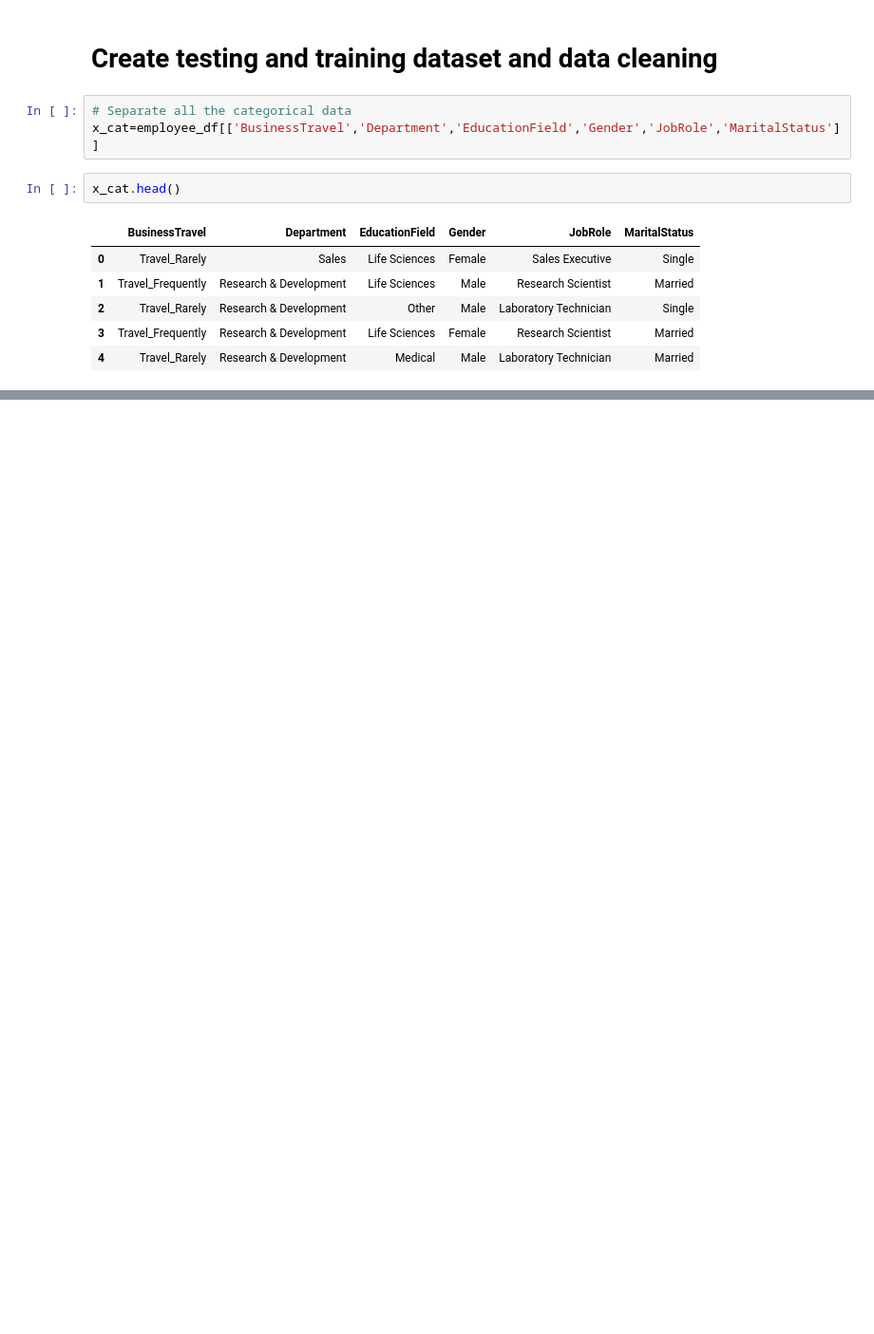
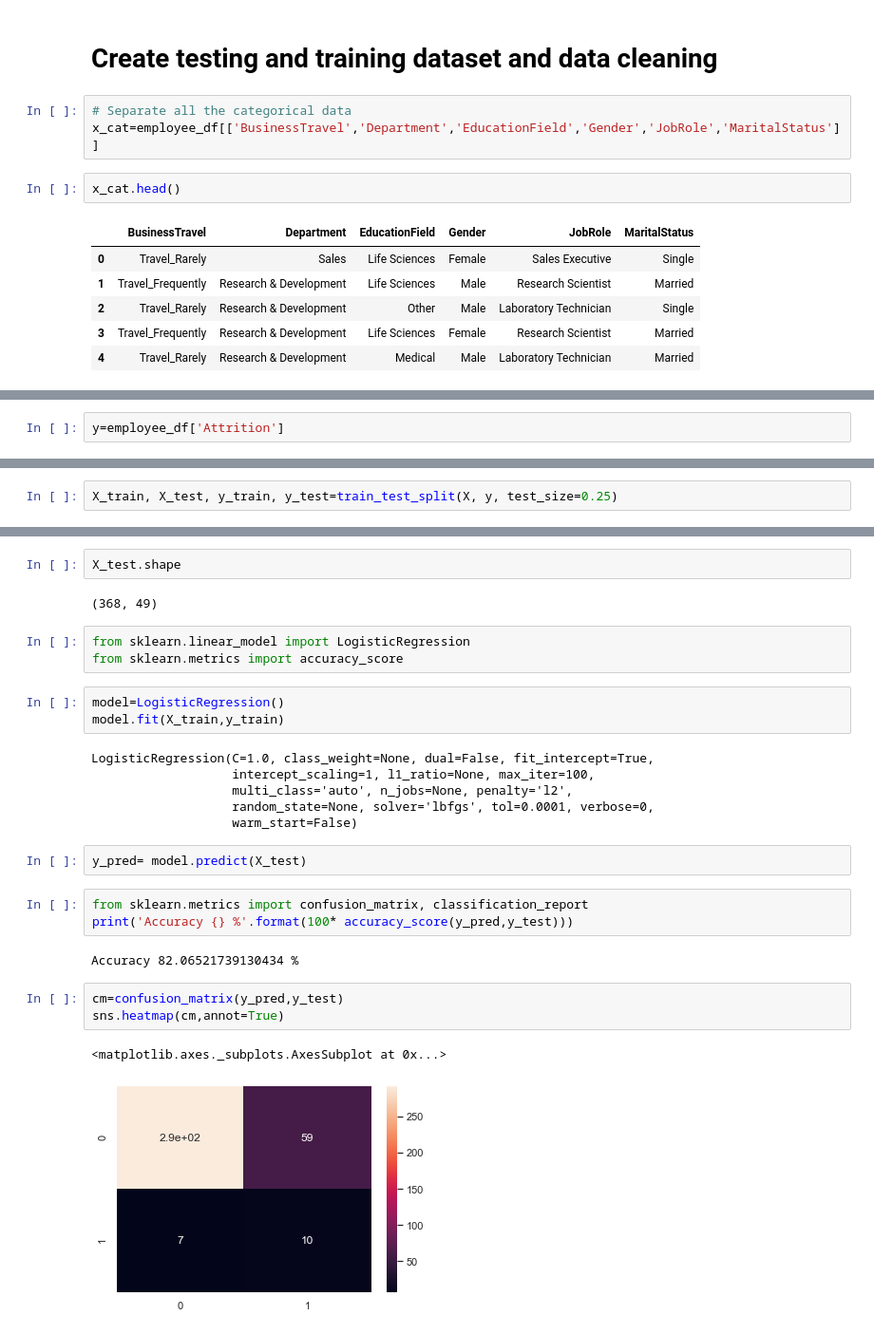
Before and after one commit to alby007100/DatAnalysis_python, a Jupyter notebook: Human Resoources Analysis.ipynb, the cells around one changed output, grey strips where cells are left out. Shown at 95% size. Drawn from its saved outputs; the diff is of its cells as text; blank space fills up the shorter version.

```diff
--- a/Human Resoources Analysis.ipynb
+++ b/Human Resoources Analysis.ipynb
@@ -180,0 +241,2 @@ x_cat.head()
+# %%
+y=employee_df['Attrition']
@@ -180,0 +248,2 @@ x_cat.head()
+# %%
+X_train, X_test, y_train, y_test=train_test_split(X, y, test_size=0.25)
@@ -180,0 +254,29 @@ x_cat.head()
+# %%
+X_test.shape
+# %% [output]
+(368, 49)
+# %%
+from sklearn.linear_model import LogisticRegression
+from sklearn.metrics import accuracy_score
+# %%
+model=LogisticRegression()
+model.fit(X_train,y_train)
+# %% [output]
+LogisticRegression(C=1.0, class_weight=None, dual=False, fit_intercept=True,
+                   intercept_scaling=1, l1_ratio=None, max_iter=100,
+                   multi_class='auto', n_jobs=None, penalty='l2',
+                   random_state=None, solver='lbfgs', tol=0.0001, verbose=0,
+                   warm_start=False)
+# %%
+y_pred= model.predict(X_test)
+# %%
+from sklearn.metrics import confusion_matrix, classification_report
+print('Accuracy {} %'.format(100* accuracy_score(y_pred,y_test)))
+# %% [output]
+Accuracy 82.06521739130434 %
+# %%
+cm=confusion_matrix(y_pred,y_test)
+sns.heatmap(cm,annot=True)
+# %% [output]
+<matplotlib.axes._subplots.AxesSubplot at 0x...>
+[figure, added]
```
Also changed, not shown: parts of 19 cells of this notebook.
